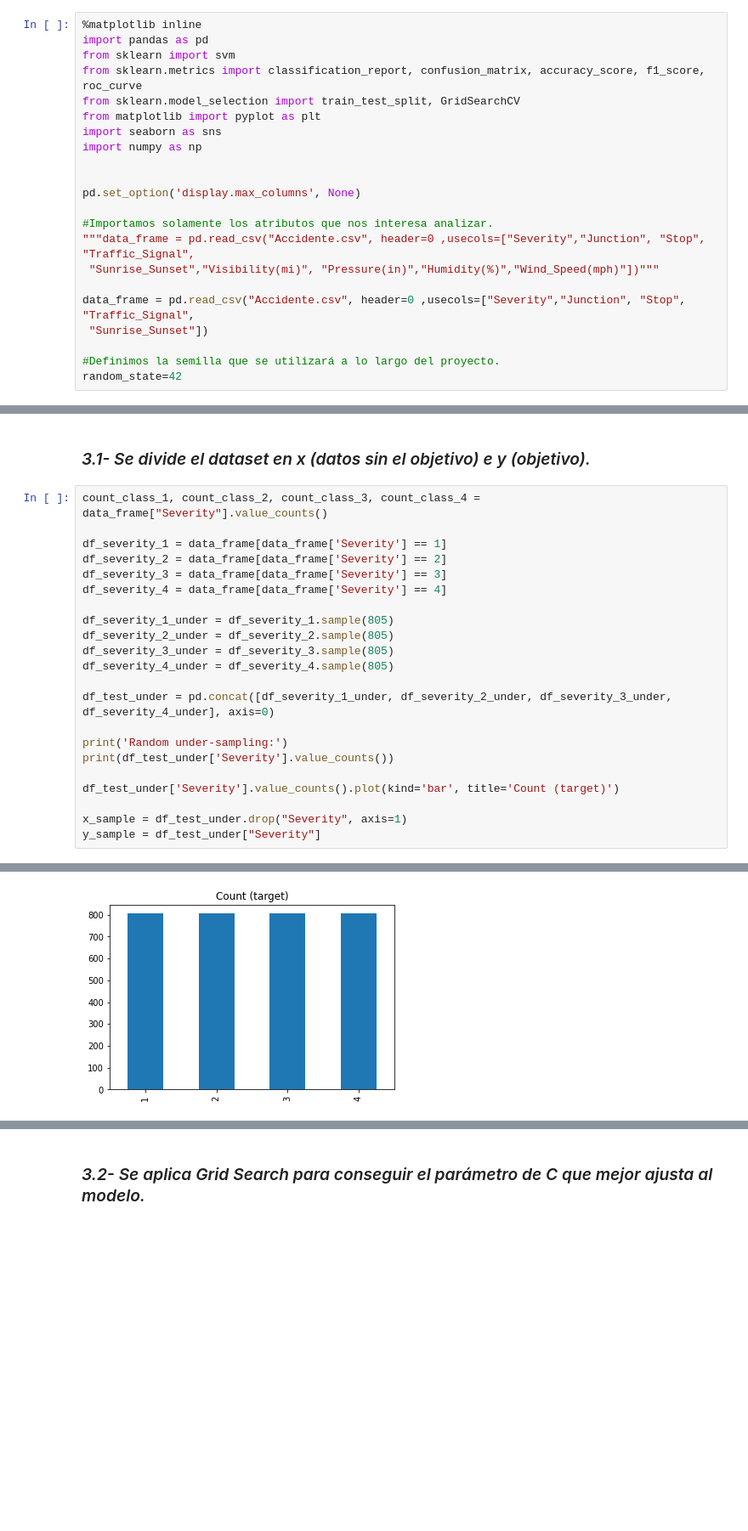
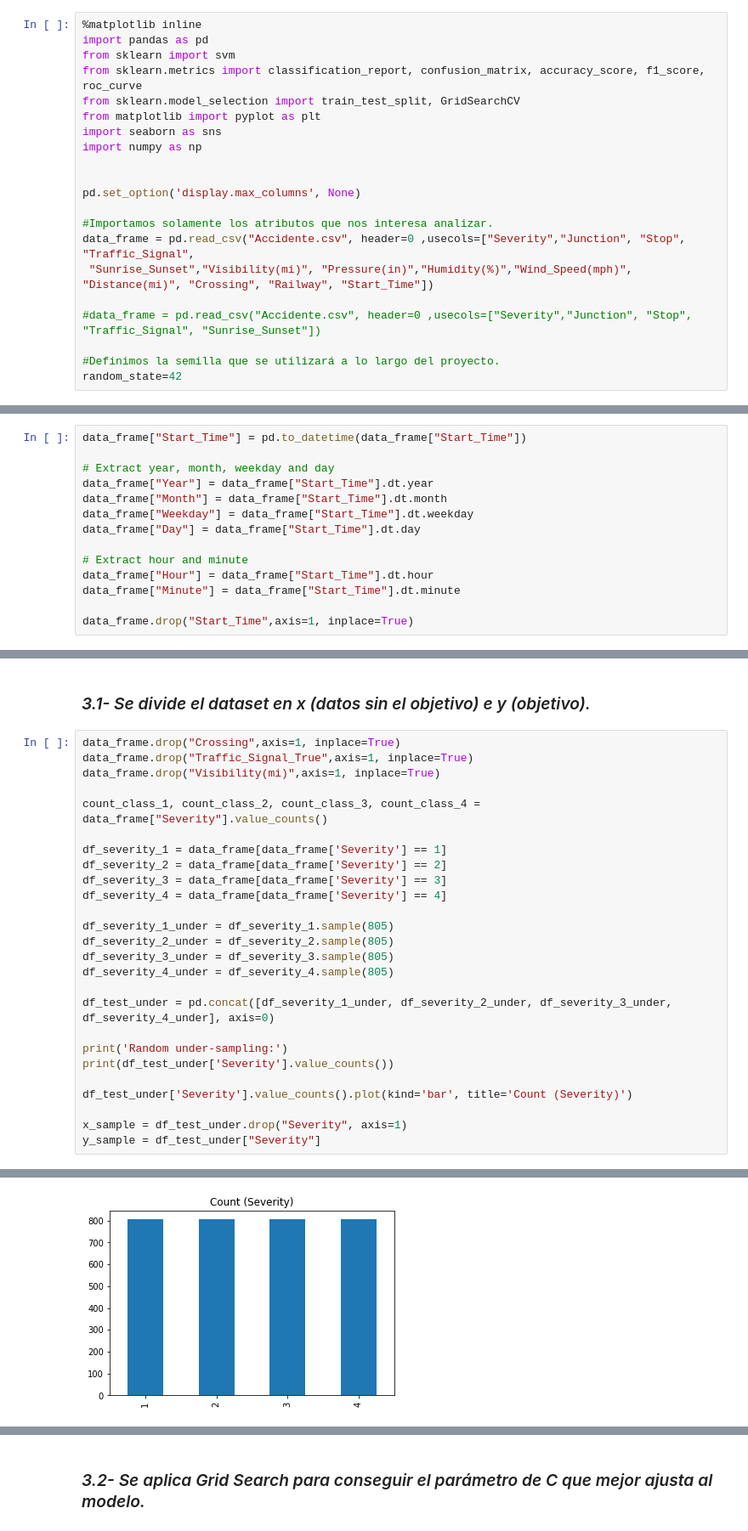
Before and after one commit to diegoritu/Inteligencia_Artificial, a Jupyter notebook: analisis_IA.ipynb, the cells around one changed output, grey strips where cells are left out. Shown at 85% size. Cells and saved outputs as stored; diff of their text form; blank space fills up the shorter version.

```diff
--- a/analisis_IA.ipynb
+++ b/analisis_IA.ipynb
@@ -18,11 +18,10 @@ import numpy as np
 pd.set_option('display.max_columns', None)
 
 #Importamos solamente los atributos que nos interesa analizar.
-"""data_frame = pd.read_csv("Accidente.csv", header=0 ,usecols=["Severity","Junction", "Stop", "Traffic_Signal",
- "Sunrise_Sunset","Visibility(mi)", "Pressure(in)","Humidity(%)","Wind_Speed(mph)"])"""
+data_frame = pd.read_csv("Accidente.csv", header=0 ,usecols=["Severity","Junction", "Stop", "Traffic_Signal",
+ "Sunrise_Sunset","Visibility(mi)", "Pressure(in)","Humidity(%)","Wind_Speed(mph)", "Distance(mi)", "Crossing", "Railway", "Start_Time"])
 
-data_frame = pd.read_csv("Accidente.csv", header=0 ,usecols=["Severity","Junction", "Stop", "Traffic_Signal",
- "Sunrise_Sunset"])
+#data_frame = pd.read_csv("Accidente.csv", header=0 ,usecols=["Severity","Junction", "Stop", "Traffic_Signal", "Sunrise_Sunset"])
 
 #Definimos la semilla que se utilizará a lo largo del proyecto.
 random_state=42
@@ -67,2 +66,16 @@ data_frame.head(5)
+# %%
+data_frame["Start_Time"] = pd.to_datetime(data_frame["Start_Time"])
+
+# Extract year, month, weekday and day
+data_frame["Year"] = data_frame["Start_Time"].dt.year
+data_frame["Month"] = data_frame["Start_Time"].dt.month
+data_frame["Weekday"] = data_frame["Start_Time"].dt.weekday
+data_frame["Day"] = data_frame["Start_Time"].dt.day
+
+# Extract hour and minute
+data_frame["Hour"] = data_frame["Start_Time"].dt.hour
+data_frame["Minute"] = data_frame["Start_Time"].dt.minute
+
+data_frame.drop("Start_Time",axis=1, inplace=True)
 # %%
 data_frame.dropna(axis=0, inplace=True)
@@ -71,34 +93,38 @@ data_frame.dropna(axis=0, inplace=True)
 # %% [markdown]
 ### _3.1- Se divide el dataset en x (datos sin el objetivo) e y (objetivo)._
 # %%
+data_frame.drop("Crossing",axis=1, inplace=True)
+data_frame.drop("Traffic_Signal_True",axis=1, inplace=True)
+data_frame.drop("Visibility(mi)",axis=1, inplace=True)
+
 count_class_1, count_class_2, count_class_3, count_class_4 = data_frame["Severity"].value_counts()
 
 df_severity_1 = data_frame[data_frame['Severity'] == 1]
 df_severity_2 = data_frame[data_frame['Severity'] == 2]
 df_severity_3 = data_frame[data_frame['Severity'] == 3]
 df_severity_4 = data_frame[data_frame['Severity'] == 4]
 
 df_severity_1_under = df_severity_1.sample(805)
 df_severity_2_under = df_severity_2.sample(805)
 df_severity_3_under = df_severity_3.sample(805)
 df_severity_4_under = df_severity_4.sample(805)
 
 df_test_under = pd.concat([df_severity_1_under, df_severity_2_under, df_severity_3_under, df_severity_4_under], axis=0)
 
 print('Random under-sampling:')
 print(df_test_under['Severity'].value_counts())
 
-df_test_under['Severity'].value_counts().plot(kind='bar', title='Count (target)')
+df_test_under['Severity'].value_counts().plot(kind='bar', title='Count (Severity)')
 
 x_sample = df_test_under.drop("Severity", axis=1)
 y_sample = df_test_under["Severity"]
 # %% [output]
 Random under-sampling:
 1    805
 2    805
 3    805
 4    805
 Name: Severity, dtype: int64
-[figure, old version]
+[figure, new version]
 # %%
 """from imblearn.under_sampling import RandomUnderSampler
```
Also changed, not shown: parts of 6 cells of this notebook.
